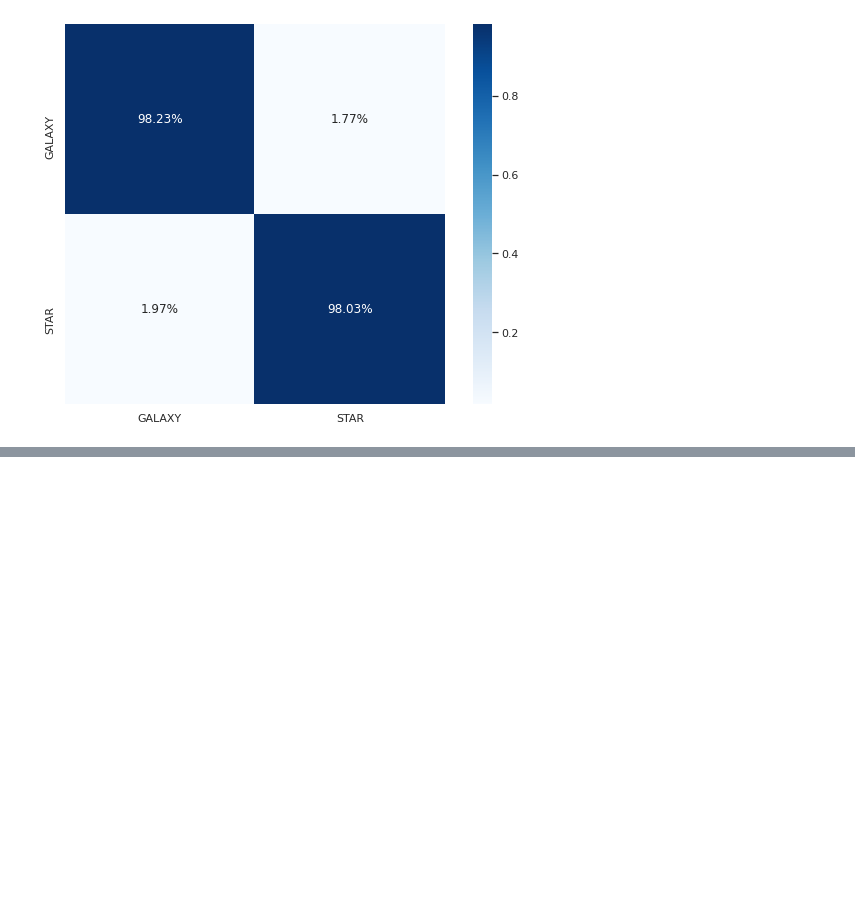
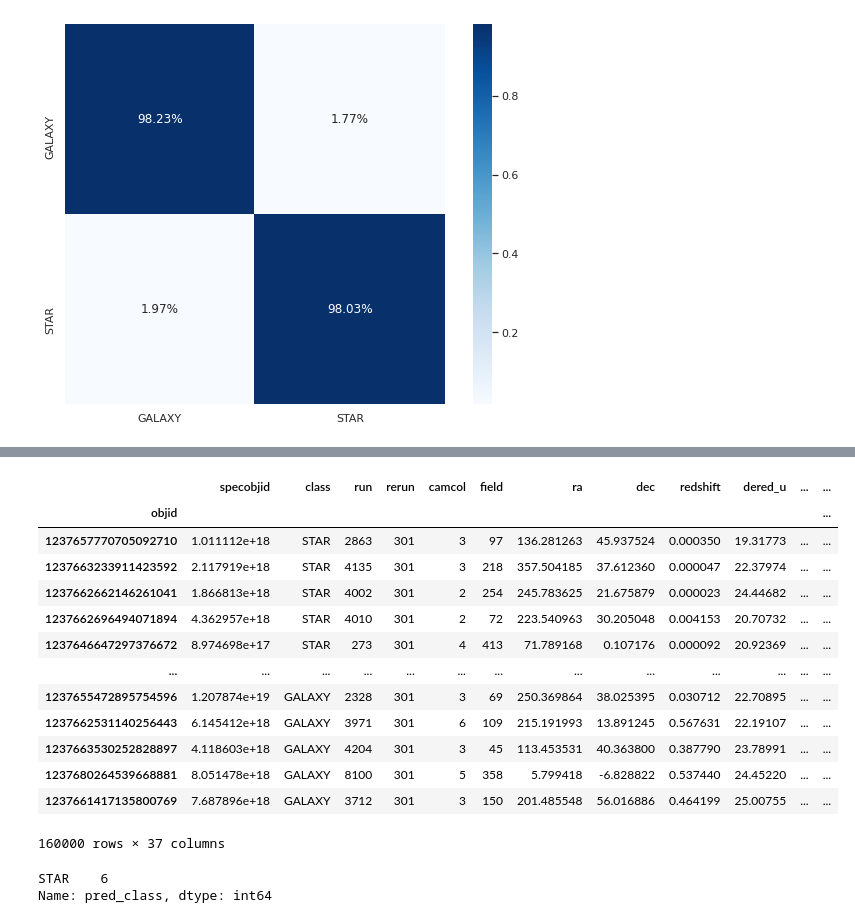
Before and after one commit to sidchaini/MargNet, a Jupyter notebook: Experiment 1/Star-Galaxy/notebook.ipynb, the cells around one changed output, grey strips where cells are left out. Cells and saved outputs as stored; diff of their text form; code cells hidden in the pictures; blank space fills up the shorter version.

Commit message:
Added experiment 1 star-galaxy only

```diff
--- a/Experiment 1/Star-Galaxy/notebook.ipynb
+++ b/Experiment 1/Star-Galaxy/notebook.ipynb
@@ -506,0 +585,26 @@ plt.savefig("ensemble_cm.pdf")
+# %%
+df.loc[objlist_train, ["set"]] = "TRAIN"
+df.loc[objlist_val, ["set"]] = "VALIDATION"
+df.loc[objlist_test, ["set"]] = "TEST"
+# %%
+df.loc[objlist_train, ["pred_class"]] = label_strings[preds_train.argmax(axis=1)]
+df.loc[objlist_val, ["pred_class"]] = label_strings[preds_val.argmax(axis=1)]
+df.loc[objlist_test, ["pred_class"]] = label_strings[preds_test.argmax(axis=1)]
+# %%
+pgal_train = preds_train[:,np.where(label_strings=="GALAXY")[0][0]]
+pstar_train = preds_train[:,np.where(label_strings=="STAR")[0][0]]
+
+pgal_val = preds_val[:,np.where(label_strings=="GALAXY")[0][0]]
+pstar_val = preds_val[:,np.where(label_strings=="STAR")[0][0]]
+
+pgal_test = preds_test[:,np.where(label_strings=="GALAXY")[0][0]]
+pstar_test = preds_test[:,np.where(label_strings=="STAR")[0][0]]
+# %%
+df.loc[objlist_train, ["prob_gal"]] = pgal_train
+df.loc[objlist_train, ["prob_star"]] = pstar_train
+
+df.loc[objlist_val, ["prob_gal"]] = pgal_val
+df.loc[objlist_val, ["prob_star"]] = pstar_val
+
+df.loc[objlist_test, ["prob_gal"]] = pgal_test
+df.loc[objlist_test, ["prob_star"]] = pstar_test
@@ -506,0 +613,17 @@ plt.savefig("ensemble_cm.pdf")
+# %%
+df
+# %% [output]
+|  | specobjid | class | run | rerun | camcol | field | ra | dec | redshift | dered_u | ... | ... |
+| objid |  |  |  |  |  |  |  |  |  |  |  | ... |
+| 1237657770705092710 | 1.011112e+18 | STAR | 2863 | 301 | 3 | 97 | 136.281263 | 45.937524 | 0.000350 | 19.31773 | ... | ... |
+| 1237663233911423592 | 2.117919e+18 | STAR | 4135 | 301 | 3 | 218 | 357.504185 | 37.612360 | 0.000047 | 22.37974 | ... | ... |
+| 1237662662146261041 | 1.866813e+18 | STAR | 4002 | 301 | 2 | 254 | 245.783625 | 21.675879 | 0.000023 | 24.44682 | ... | ... |
+| 1237662696494071894 | 4.362957e+18 | STAR | 4010 | 301 | 2 | 72 | 223.540963 | 30.205048 | 0.004153 | 20.70732 | ... | ... |
+| 1237646647297376672 | 8.974698e+17 | STAR | 273 | 301 | 4 | 413 | 71.789168 | 0.107176 | 0.000092 | 20.92369 | ... | ... |
+| ... | ... | ... | ... | ... | ... | ... | ... | ... | ... | ... | ... | ... |
+| 1237655472895754596 | 1.207874e+19 | GALAXY | 2328 | 301 | 3 | 69 | 250.369864 | 38.025395 | 0.030712 | 22.70895 | ... | ... |
+| 1237662531140256443 | 6.145412e+18 | GALAXY | 3971 | 301 | 6 | 109 | 215.191993 | 13.891245 | 0.567631 | 22.19107 | ... | ... |
+| 1237663530252828897 | 4.118603e+18 | GALAXY | 4204 | 301 | 3 | 45 | 113.453531 | 40.363800 | 0.387790 | 23.78991 | ... | ... |
+| 1237680264539668881 | 8.051478e+18 | GALAXY | 8100 | 301 | 5 | 358 | 5.799418 | -6.828822 | 0.537440 | 24.45220 | ... | ... |
+| 1237661417135800769 | 7.687896e+18 | GALAXY | 3712 | 301 | 3 | 150 | 201.485548 | 56.016886 | 0.464199 | 25.00755 | ... | ... |
+160000 rows × 37 columns
@@ -506,0 +632,5 @@ plt.savefig("ensemble_cm.pdf")
+# %%
+subdf[(subdf["class"]=="STAR") & (subdf["set"]=="TEST")]["pred_class"].value_counts()
+# %% [output]
+STAR    6
+Name: pred_class, dtype: int64
```
Also changed, not shown: parts of 33 cells of this notebook, 13 other files.
